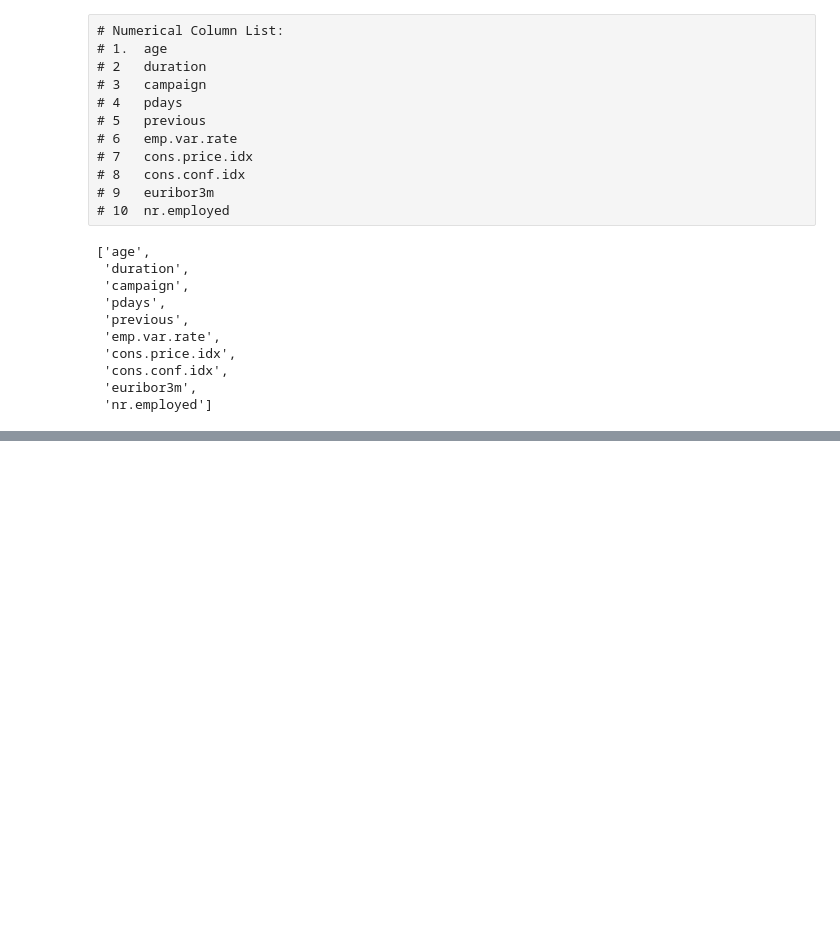
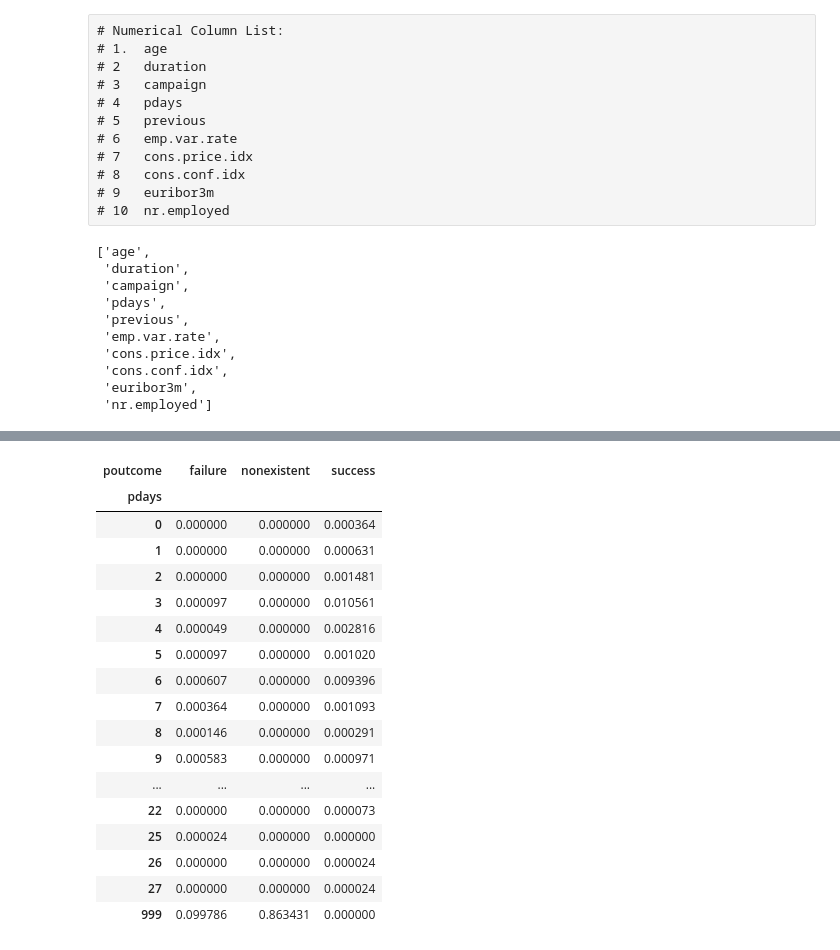
Before and after one commit to deepak-lokande-p/DataMiningProject, a Jupyter notebook: Term_Project.ipynb, the cells around one changed output, grey strips where cells are left out. Drawn from its saved outputs; the diff is of its cells as text; code cells hidden in the pictures; blank space fills up the shorter version.

```diff
--- a/Term_Project.ipynb
+++ b/Term_Project.ipynb
@@ -337,0 +347,21 @@ plt.show()
+# %%
+pd.crosstab(bank_df['pdays'],bank_df['poutcome'], values=bank_df['age'], aggfunc='count', normalize=True)
+# %% [output]
+| poutcome | failure | nonexistent | success |
+| pdays |  |  |  |
+| 0 | 0.000000 | 0.000000 | 0.000364 |
+| 1 | 0.000000 | 0.000000 | 0.000631 |
+| 2 | 0.000000 | 0.000000 | 0.001481 |
+| 3 | 0.000097 | 0.000000 | 0.010561 |
+| 4 | 0.000049 | 0.000000 | 0.002816 |
+| 5 | 0.000097 | 0.000000 | 0.001020 |
+| 6 | 0.000607 | 0.000000 | 0.009396 |
+| 7 | 0.000364 | 0.000000 | 0.001093 |
+| 8 | 0.000146 | 0.000000 | 0.000291 |
+| 9 | 0.000583 | 0.000000 | 0.000971 |
+| ... | ... | ... | ... |
+| 22 | 0.000000 | 0.000000 | 0.000073 |
+| 25 | 0.000024 | 0.000000 | 0.000000 |
+| 26 | 0.000000 | 0.000000 | 0.000024 |
+| 27 | 0.000000 | 0.000000 | 0.000024 |
+| 999 | 0.099786 | 0.863431 | 0.000000 |
```
Also changed, not shown: parts of 29 cells of this notebook.
